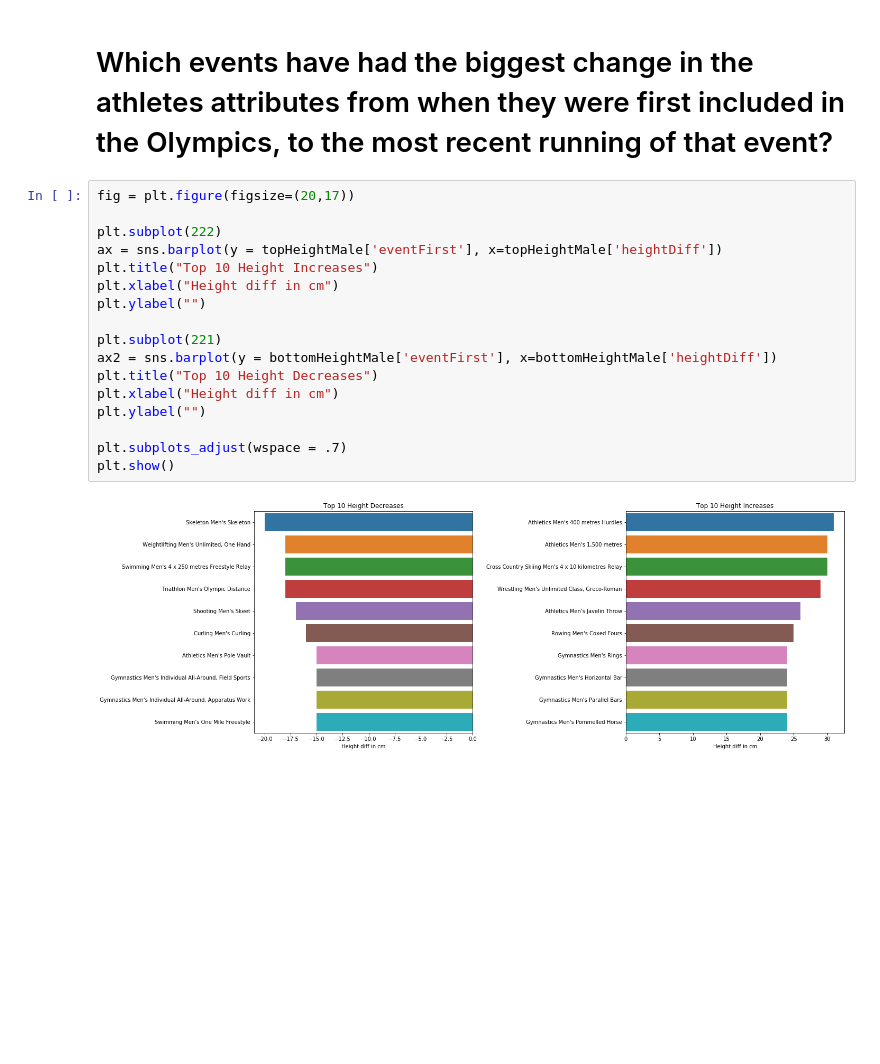
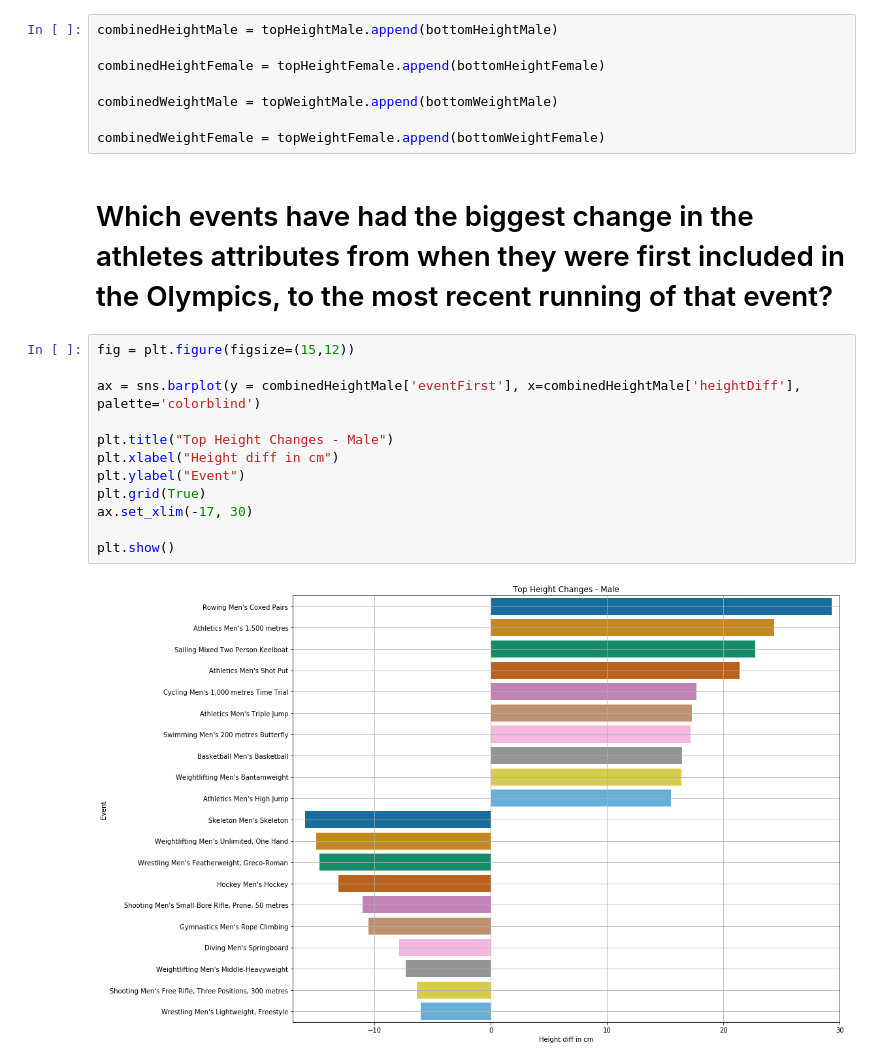
Before and after one commit to OMcPhillips/DataScienceInPracticeProject, a Jupyter notebook: RQ3.ipynb, the cells around one changed output. Cells and saved outputs as stored; diff of their text form; blank space fills up the shorter version.

Commit message:
Update RQ3.ipynb
Combined various graphs

```diff
--- a/RQ3.ipynb
+++ b/RQ3.ipynb
@@ -30,25 +30,28 @@ topWeightMale = male.nlargest(10, ['weightDiff'])
 topWeightFemale = female.nlargest(10, ['weightDiff'])
 bottomWeightMale = male.nsmallest(10, ['weightDiff'])
 bottomWeightFemale = female.nsmallest(10, ['weightDiff'])
+# %%
+combinedHeightMale = topHeightMale.append(bottomHeightMale)
+
+combinedHeightFemale = topHeightFemale.append(bottomHeightFemale)
+
+combinedWeightMale = topWeightMale.append(bottomWeightMale)
+
+combinedWeightFemale = topWeightFemale.append(bottomWeightFemale)
 # %% [markdown]
 # Which events have had the biggest change in the athletes attributes from when they were first included in the Olympics, to the most recent running of that event?
 # %%
-fig = plt.figure(figsize=(20,17))
+fig = plt.figure(figsize=(15,12))
 
-plt.subplot(222)
-ax = sns.barplot(y = topHeightMale['eventFirst'], x=topHeightMale['heightDiff'])
-plt.title("Top 10 Height Increases")
+ax = sns.barplot(y = combinedHeightMale['eventFirst'], x=combinedHeightMale['heightDiff'], palette='colorblind')
+
+plt.title("Top Height Changes - Male")
 plt.xlabel("Height diff in cm")
-plt.ylabel("")
+plt.ylabel("Event")
+plt.grid(True)
+ax.set_xlim(-17, 30)
 
-plt.subplot(221)
-ax2 = sns.barplot(y = bottomHeightMale['eventFirst'], x=bottomHeightMale['heightDiff'])
-plt.title("Top 10 Height Decreases")
-plt.xlabel("Height diff in cm")
-plt.ylabel("")
-
-plt.subplots_adjust(wspace = .7)
 plt.show()
 # %% [output]
-[figure, old version]
+[figure, new version]
 # %%
```
Also changed, not shown: parts of 5 cells of this notebook.
